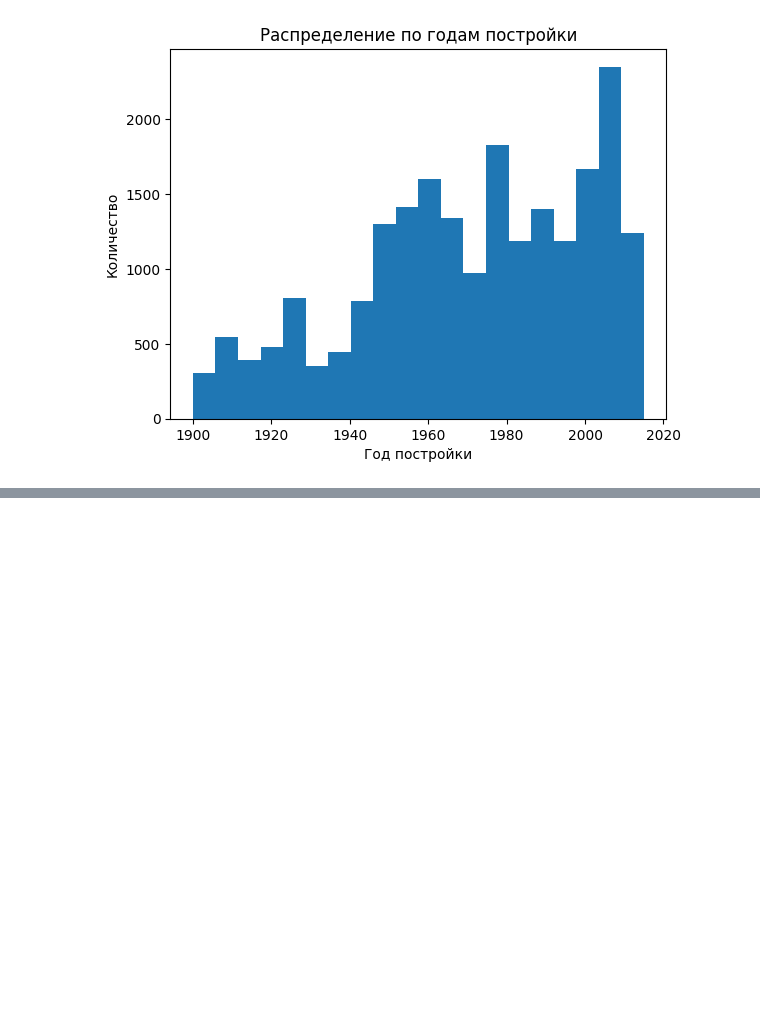
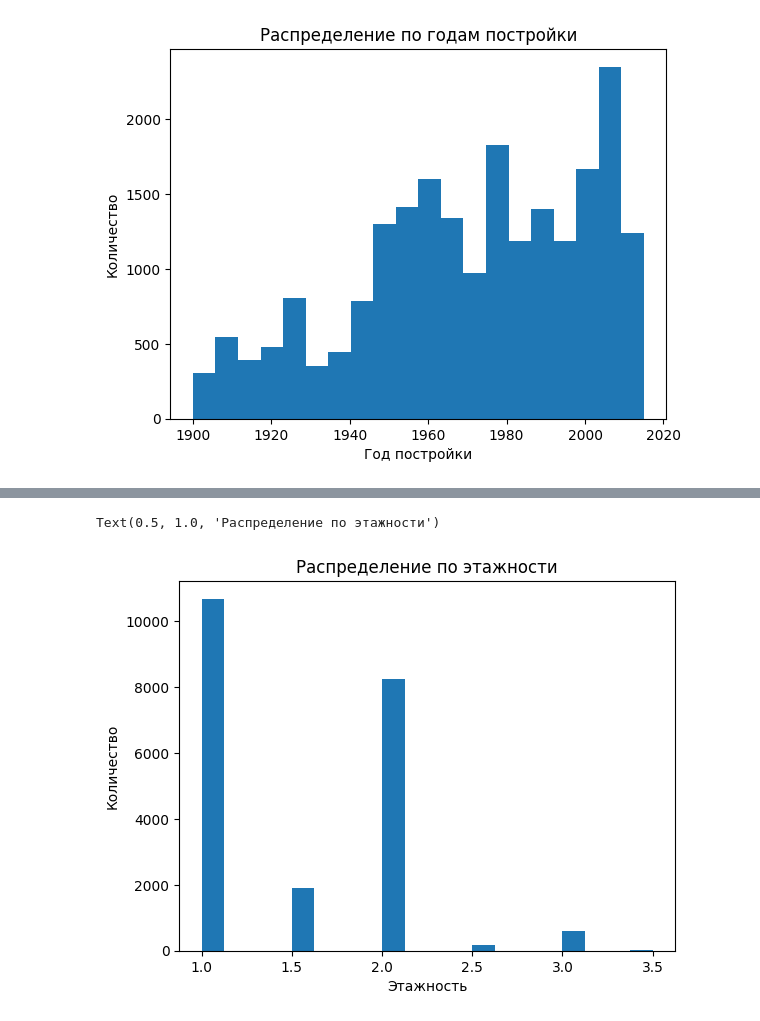
Before and after one commit to estaroverov/pfa_total, a Jupyter notebook: total.ipynb, the cells around one changed output, grey strips where cells are left out. Saved outputs shown, nothing was run; the diff lists cells and outputs as text; code cells hidden in the pictures; blank space fills up the shorter version.

```diff
--- a/total.ipynb
+++ b/total.ipynb
@@ -89,0 +124,8 @@ Text(0.5, 1.0, 'Распределение по годам постройки')
+# %%
+plt.hist(df['floors'],bins=20)
+plt.xlabel('Этажность')
+plt.ylabel('Количество')
+plt.title('Распределение по этажности')
+# %% [output]
+Text(0.5, 1.0, 'Распределение по этажности')
+[figure, added]
```
Also changed, not shown: parts of 24 cells of this notebook.
